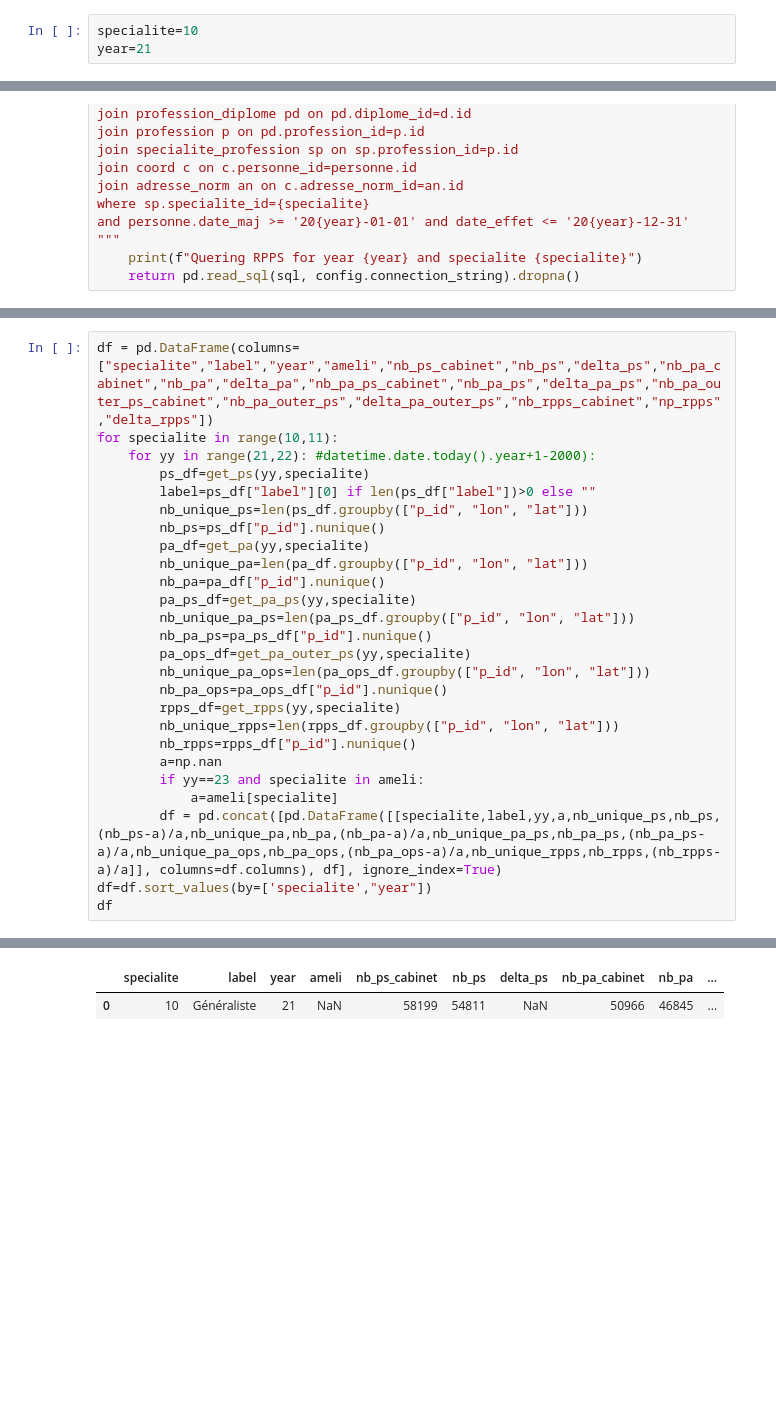
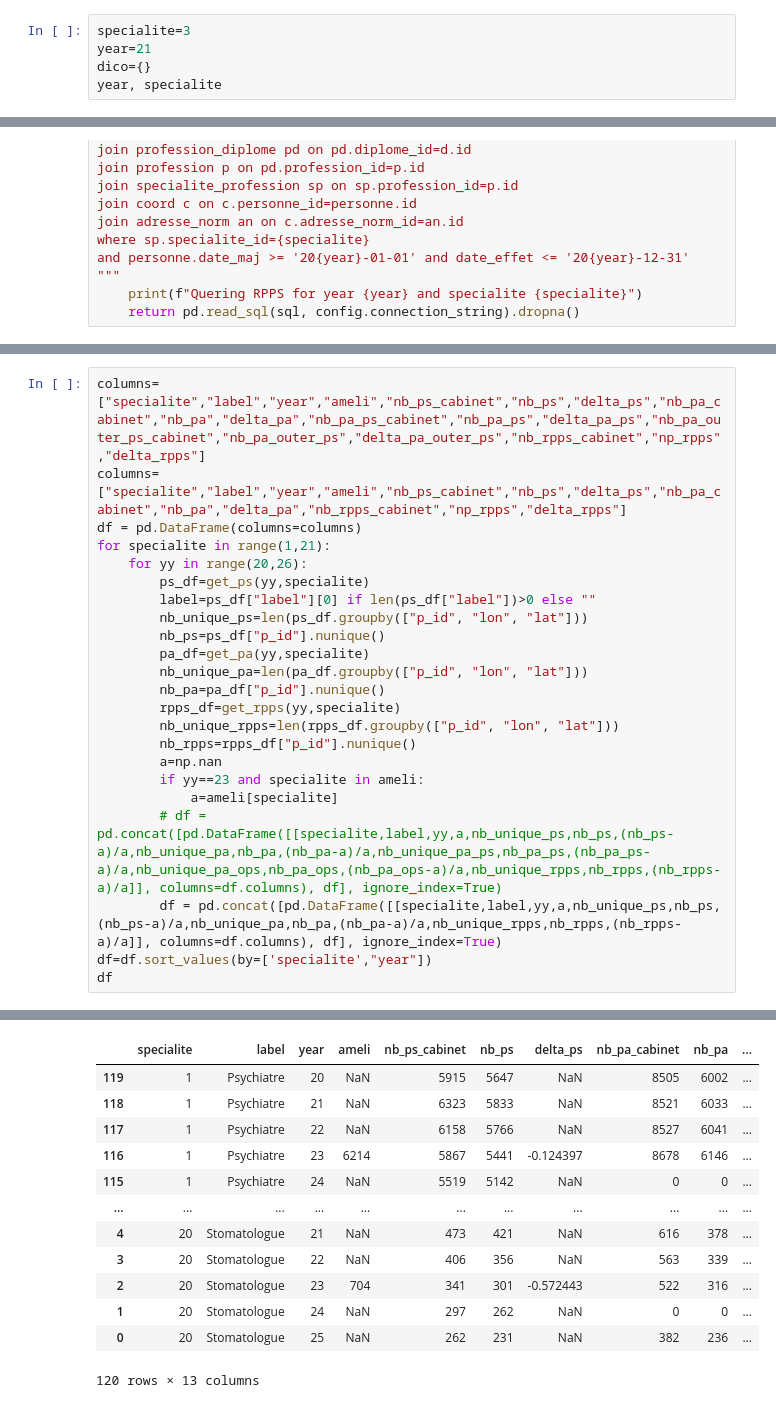
Before and after one commit to cyrilvincent/skema, a Jupyter notebook: apl/ps_stats.ipynb, the cells around one changed output, grey strips where cells are left out. Drawn from its saved outputs; the diff is of its cells as text; blank space fills up the shorter version.

```diff
--- a/apl/ps_stats.ipynb
+++ b/apl/ps_stats.ipynb
@@ -14,5 +14,7 @@ pd.set_option('display.max_columns', None)
 3.2.0.Dev
 postgresql://postgres:sa@localhost/icip
 # %%
-specialite=10
+specialite=3
 year=21
+dico={}
+year, specialite
@@ -178,9 +137,11 @@ ameli
  19: 1449,
  20: 704}
 # %%
-df = pd.DataFrame(columns=["specialite","label","year","ameli","nb_ps_cabinet","nb_ps","delta_ps","nb_pa_cabinet","nb_pa","delta_pa","nb_pa_ps_cabinet","nb_pa_ps","delta_pa_ps","nb_pa_outer_ps_cabinet","nb_pa_outer_ps","delta_pa_outer_ps","nb_rpps_cabinet","np_rpps","delta_rpps"])
-for specialite in range(10,11):
-    for yy in range(21,22): #datetime.date.today().year+1-2000):
+columns=["specialite","label","year","ameli","nb_ps_cabinet","nb_ps","delta_ps","nb_pa_cabinet","nb_pa","delta_pa","nb_pa_ps_cabinet","nb_pa_ps","delta_pa_ps","nb_pa_outer_ps_cabinet","nb_pa_outer_ps","delta_pa_outer_ps","nb_rpps_cabinet","np_rpps","delta_rpps"]
+columns=["specialite","label","year","ameli","nb_ps_cabinet","nb_ps","delta_ps","nb_pa_cabinet","nb_pa","delta_pa","nb_rpps_cabinet","np_rpps","delta_rpps"]
+df = pd.DataFrame(columns=columns)
+for specialite in range(1,21):
+    for yy in range(20,26):
         ps_df=get_ps(yy,specialite)
         label=ps_df["label"][0] if len(ps_df["label"])>0 else ""
         nb_unique_ps=len(ps_df.groupby(["p_id", "lon", "lat"]))
@@ -188,19 +149,14 @@ for specialite in range(10,11):
         pa_df=get_pa(yy,specialite)
         nb_unique_pa=len(pa_df.groupby(["p_id", "lon", "lat"]))
         nb_pa=pa_df["p_id"].nunique()
-        pa_ps_df=get_pa_ps(yy,specialite)
-        nb_unique_pa_ps=len(pa_ps_df.groupby(["p_id", "lon", "lat"]))
-        nb_pa_ps=pa_ps_df["p_id"].nunique()
-        pa_ops_df=get_pa_outer_ps(yy,specialite)
-        nb_unique_pa_ops=len(pa_ops_df.groupby(["p_id", "lon", "lat"]))
-        nb_pa_ops=pa_ops_df["p_id"].nunique()
         rpps_df=get_rpps(yy,specialite)
         nb_unique_rpps=len(rpps_df.groupby(["p_id", "lon", "lat"]))
         nb_rpps=rpps_df["p_id"].nunique()
         a=np.nan
         if yy==23 and specialite in ameli:
             a=ameli[specialite]
-        df = pd.concat([pd.DataFrame([[specialite,label,yy,a,nb_unique_ps,nb_ps,(nb_ps-a)/a,nb_unique_pa,nb_pa,(nb_pa-a)/a,nb_unique_pa_ps,nb_pa_ps,(nb_pa_ps-a)/a,nb_unique_pa_ops,nb_pa_ops,(nb_pa_ops-a)/a,nb_unique_rpps,nb_rpps,(nb_rpps-a)/a]], columns=df.columns), df], ignore_index=True)
+        # df = pd.concat([pd.DataFrame([[specialite,label,yy,a,nb_unique_ps,nb_ps,(nb_ps-a)/a,nb_unique_pa,nb_pa,(nb_pa-a)/a,nb_unique_pa_ps,nb_pa_ps,(nb_pa_ps-a)/a,nb_unique_pa_ops,nb_pa_ops,(nb_pa_ops-a)/a,nb_unique_rpps,nb_rpps,(nb_rpps-a)/a]], columns=df.columns), df], ignore_index=True)
+        df = pd.concat([pd.DataFrame([[specialite,label,yy,a,nb_unique_ps,nb_ps,(nb_ps-a)/a,nb_unique_pa,nb_pa,(nb_pa-a)/a,nb_unique_rpps,nb_rpps,(nb_rpps-a)/a]], columns=df.columns), df], ignore_index=True)
 df=df.sort_values(by=['specialite',"year"])
 df
 # %% [output]
@@ -212,5 +180,16 @@ Quering RPPS for year 21 and specialite 10
 |  | specialite | label | year | ameli | nb_ps_cabinet | nb_ps | delta_ps | nb_pa_cabinet | nb_pa | ... |
-| 0 | 10 | Généraliste | 21 | NaN | 58199 | 54811 | NaN | 50966 | 46845 | ... |
+| 119 | 1 | Psychiatre | 20 | NaN | 5915 | 5647 | NaN | 8505 | 6002 | ... |
+| 118 | 1 | Psychiatre | 21 | NaN | 6323 | 5833 | NaN | 8521 | 6033 | ... |
+| 117 | 1 | Psychiatre | 22 | NaN | 6158 | 5766 | NaN | 8527 | 6041 | ... |
+| 116 | 1 | Psychiatre | 23 | 6214 | 5867 | 5441 | -0.124397 | 8678 | 6146 | ... |
+| 115 | 1 | Psychiatre | 24 | NaN | 5519 | 5142 | NaN | 0 | 0 | ... |
+| ... | ... | ... | ... | ... | ... | ... | ... | ... | ... | ... |
+| 4 | 20 | Stomatologue | 21 | NaN | 473 | 421 | NaN | 616 | 378 | ... |
+| 3 | 20 | Stomatologue | 22 | NaN | 406 | 356 | NaN | 563 | 339 | ... |
+| 2 | 20 | Stomatologue | 23 | 704 | 341 | 301 | -0.572443 | 522 | 316 | ... |
+| 1 | 20 | Stomatologue | 24 | NaN | 297 | 262 | NaN | 0 | 0 | ... |
+| 0 | 20 | Stomatologue | 25 | NaN | 262 | 231 | NaN | 382 | 236 | ... |
+120 rows × 13 columns
 # %%
 df.to_excel("ps_stats.xlsx", index=False)
 df.to_sql("ps_stats", config.connection_string, schema="apl", if_exists="replace", index=False)
```
Also changed, not shown: parts of 11 cells of this notebook, 36 other files.
